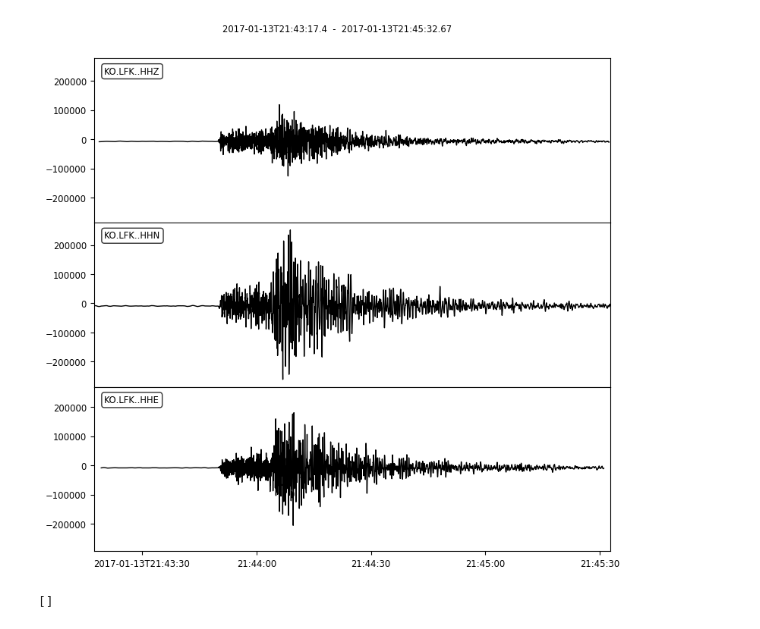
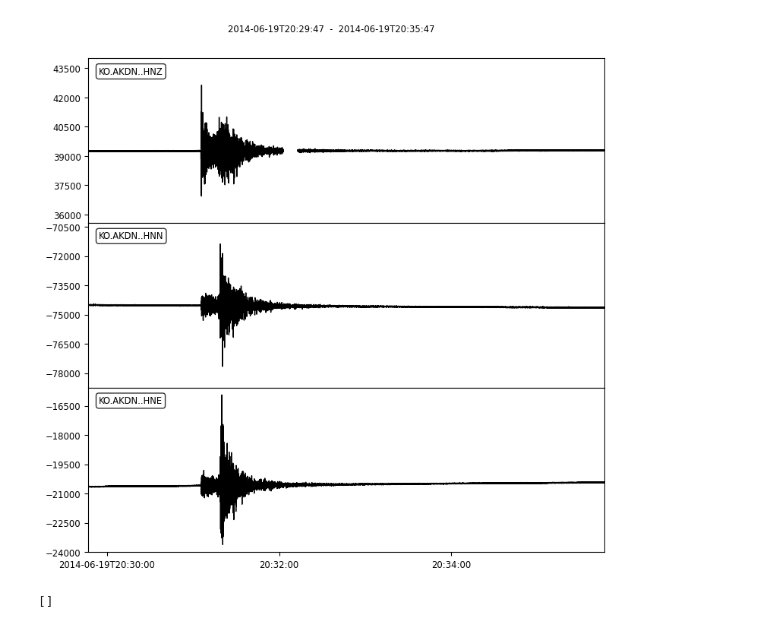
Before and after one commit to arman258/Thesis, a Jupyter notebook: Test.ipynb, the cells around one changed output. Cells and saved outputs as stored; diff of their text form; code cells hidden in the pictures.

```diff
--- a/Test.ipynb
+++ b/Test.ipynb
@@ -82,0 +169,4 @@ t = UTCDateTime("2017-01-13T21:43:31")
+# %%
+inv_AKDN = client1.get_stations(network="KO",station="AKDN",starttime=t-60,endtime=t+60,level="response",channel="*")
+stream_AKDN = client1.get_waveforms(network="KO",station="AKDN",location="*",channel="*",starttime=t-60,endtime=t+60*5)
+stream_AKDN
@@ -83,4 +179,4 @@ t = UTCDateTime("2017-01-13T21:43:31")
 # %%
-inv_AKDN = client.get_stations(network="KO",station="AKDN",starttime=t-10,endtime=t+60*2,level="response",channel="HN?")
-stream_AKDN = client.get_waveforms(network="KO",station="AKDN",location="*",channel="HN?",starttime=t-10,endtime=t+60*2)
+# inv_EREN = client.get_stations(network="KO",station="EREN",starttime=t-10,endtime=t+60*2,level="response",channel="*")
+# stream_EREN = client.get_waveforms(network="KO",station="EREN",location="*",channel="*",starttime=t-10,endtime=t+60*2)
 # %%
@@ -117,6 +188,8 @@ for ch in range(len(stream_LFK)):
-# %%
-st_LFK.plot()
-plt.close()
-# %% [output]
-[figure, removed]
+# %%
+inv2=inv_AKDN.copy()
+stream2=stream_AKDN.copy()
+# %%
+stream2.plot();
+# %% [output]
+[figure, added]
 # %%
```
Also changed, not shown: parts of 28 cells of this notebook.
